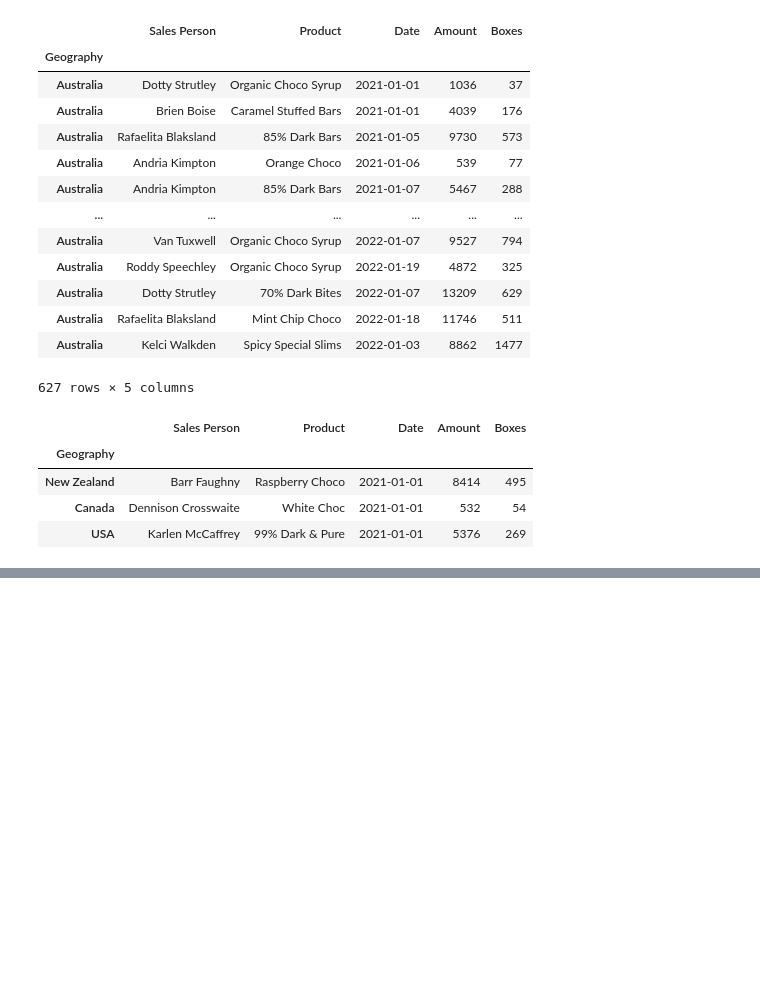
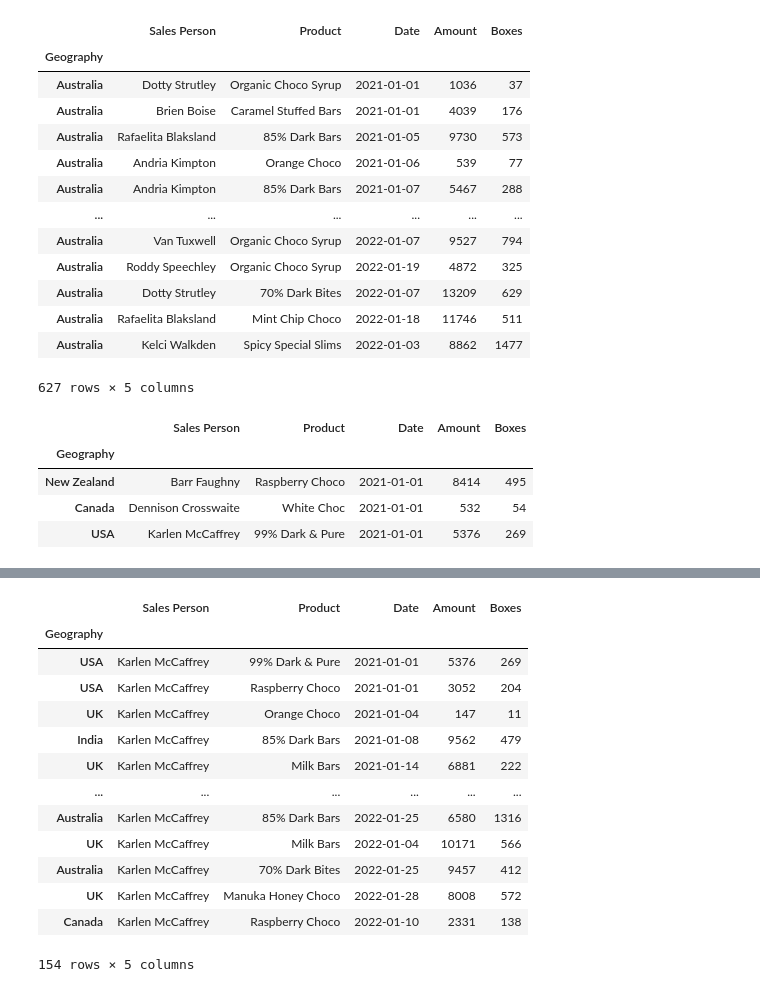
Before and after one commit to KudoroEsther/Files-Data_Analysis-, a Jupyter notebook: Task15/Task_15_Pandas_101.ipynb, the cells around one changed output, grey strips where cells are left out. Saved outputs shown, nothing was run; the diff lists cells and outputs as text; code cells hidden in the pictures; blank space fills up the shorter version.

```diff
--- a/Task15/Task_15_Pandas_101.ipynb
+++ b/Task15/Task_15_Pandas_101.ipynb
@@ -248,0 +325,20 @@ sales.iloc[0:3]
+# %%
+#Applying multiple filters
+mask2 = (sales["Sales Person"] == "Karlen McCaffrey") & (sales["Amount"] >= 100)
+# %%
+sales.loc[mask2]
+# %% [output]
+|  | Sales Person | Product | Date | Amount | Boxes |
+| Geography |  |  |  |  |  |
+| USA | Karlen McCaffrey | 99% Dark & Pure | 2021-01-01 | 5376 | 269 |
+| USA | Karlen McCaffrey | Raspberry Choco | 2021-01-01 | 3052 | 204 |
+| UK | Karlen McCaffrey | Orange Choco | 2021-01-04 | 147 | 11 |
+| India | Karlen McCaffrey | 85% Dark Bars | 2021-01-08 | 9562 | 479 |
+| UK | Karlen McCaffrey | Milk Bars | 2021-01-14 | 6881 | 222 |
+| ... | ... | ... | ... | ... | ... |
+| Australia | Karlen McCaffrey | 85% Dark Bars | 2022-01-25 | 6580 | 1316 |
+| UK | Karlen McCaffrey | Milk Bars | 2022-01-04 | 10171 | 566 |
+| Australia | Karlen McCaffrey | 70% Dark Bites | 2022-01-25 | 9457 | 412 |
+| UK | Karlen McCaffrey | Manuka Honey Choco | 2022-01-28 | 8008 | 572 |
+| Canada | Karlen McCaffrey | Raspberry Choco | 2022-01-10 | 2331 | 138 |
+154 rows × 5 columns
```
Also changed, not shown: parts of 12 cells of this notebook.
